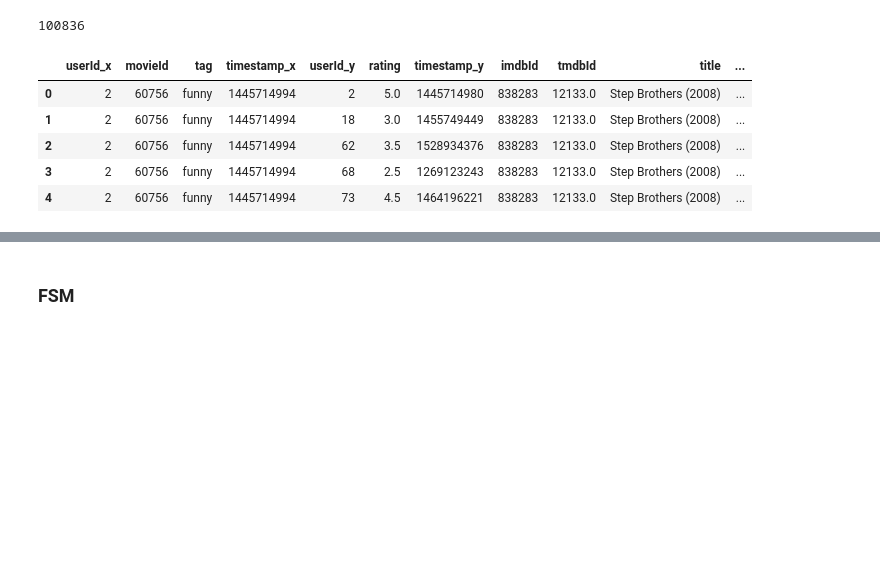
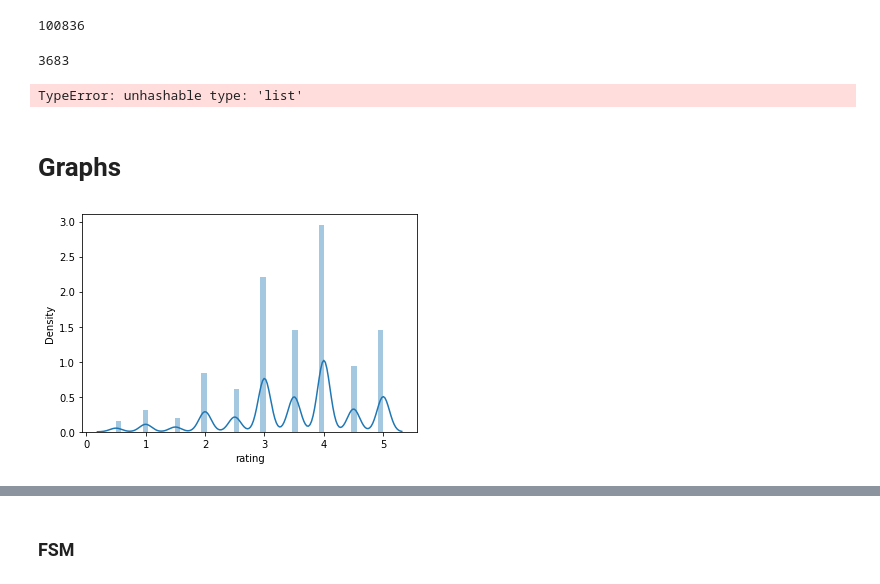
Before and after one commit to SinShady/Movie-Recommender, a Jupyter notebook: notebooks/exploratory/Will_indexs/wills_eda_small.ipynb, the cells around one changed output, grey strips where cells are left out. Drawn from its saved outputs; the diff is of its cells as text; code cells hidden in the pictures; blank space fills up the shorter version.

Commit message:
Graphs and tidied code

```diff
--- a/notebooks/exploratory/Will_indexs/wills_eda_small.ipynb
+++ b/notebooks/exploratory/Will_indexs/wills_eda_small.ipynb
@@ -85,13 +64,18 @@ movie_ratings.head()
 len(movie_ratings)
 # %% [output]
 100836
+# %%
+len(tags_df)
+# %% [output]
+3683
 # %%
-movie_ratings = tags_df.merge(movie_ratings, on=["movieId"])
+movie_ratings = movie_ratings.merge(tags_df, ["movieId"])
 movie_ratings.head()
 # %% [output]
-|  | userId_x | movieId | tag | timestamp_x | userId_y | rating | timestamp_y | imdbId | tmdbId | title | ... |
-| 0 | 2 | 60756 | funny | 1445714994 | 2 | 5.0 | 1445714980 | 838283 | 12133.0 | Step Brothers (2008) | ... |
-| 1 | 2 | 60756 | funny | 1445714994 | 18 | 3.0 | 1455749449 | 838283 | 12133.0 | Step Brothers (2008) | ... |
-| 2 | 2 | 60756 | funny | 1445714994 | 62 | 3.5 | 1528934376 | 838283 | 12133.0 | Step Brothers (2008) | ... |
-| 3 | 2 | 60756 | funny | 1445714994 | 68 | 2.5 | 1269123243 | 838283 | 12133.0 | Step Brothers (2008) | ... |
-| 4 | 2 | 60756 | funny | 1445714994 | 73 | 4.5 | 1464196221 | 838283 | 12133.0 | Step Brothers (2008) | ... |
+TypeError: unhashable type: 'list'
+# %% [markdown]
+# Graphs
+# %%
+sns.distplot(movie_ratings["rating"]);
+# %% [output]
+[figure, added]
```
Also changed, not shown: parts of 25 cells of this notebook.
